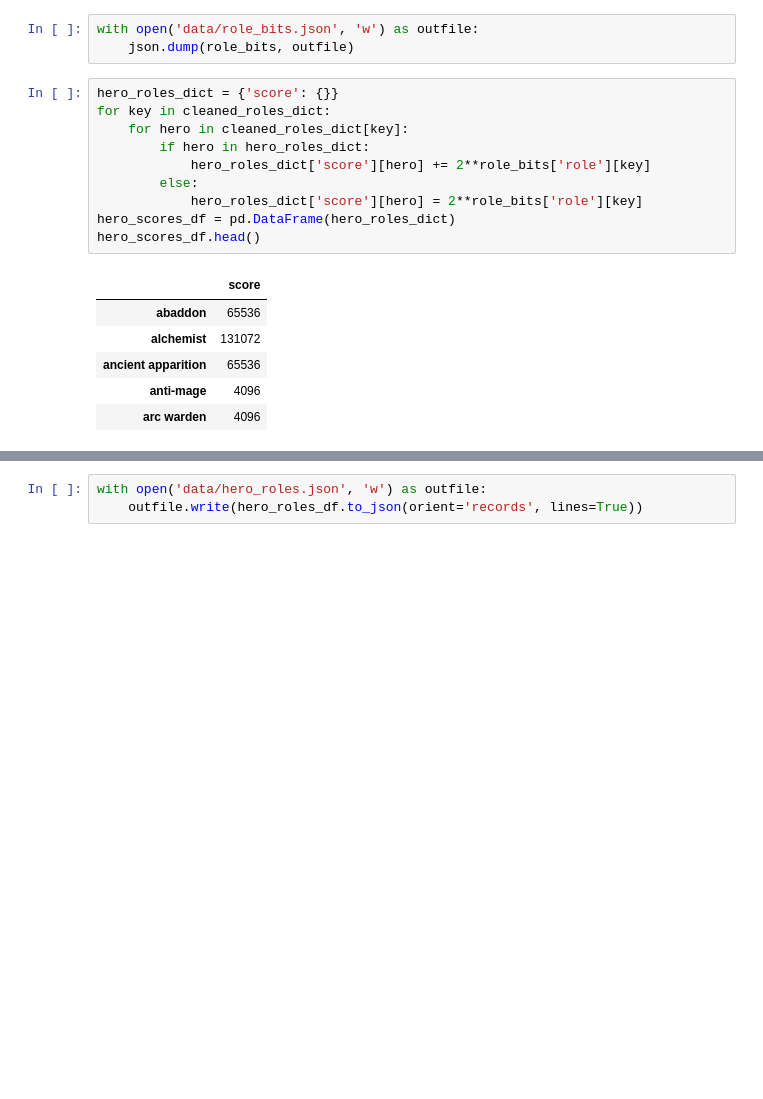
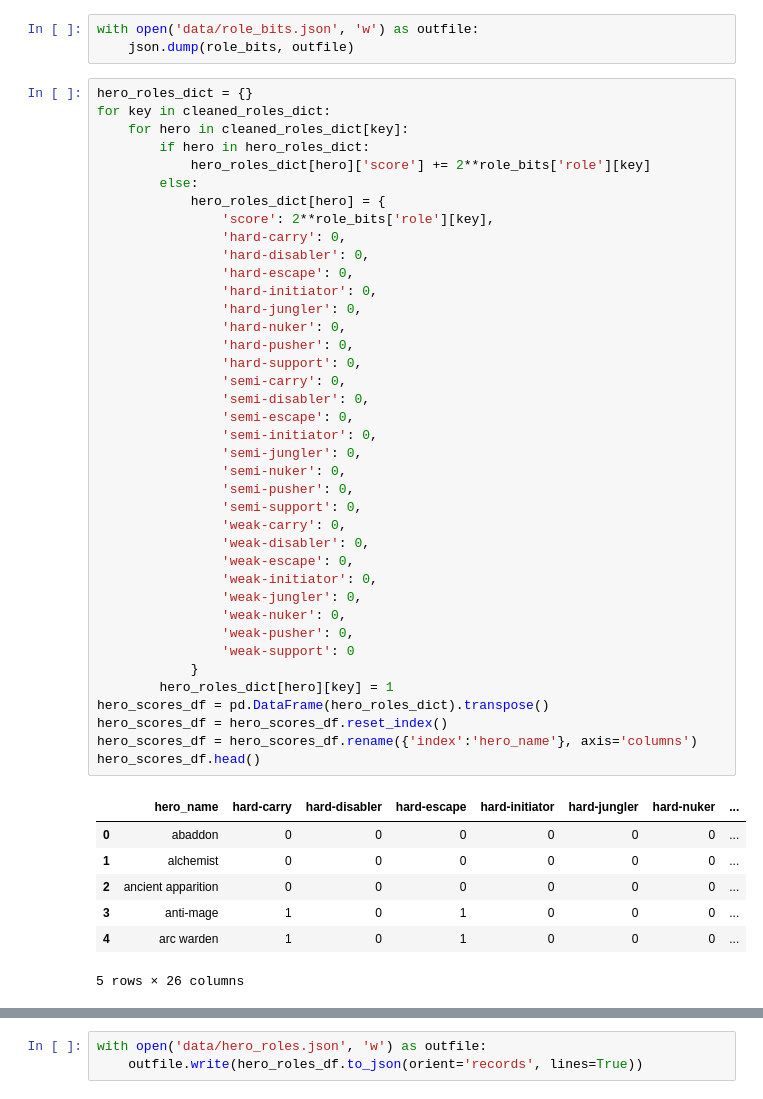
Before and after one commit to Samuel-Campbell/dota2, a Jupyter notebook: src/Dota2_Analysis.ipynb, the cells around one changed output, grey strips where cells are left out. Saved outputs shown, nothing was run; the diff lists cells and outputs as text; blank space fills up the shorter version.

```diff
--- a/src/Dota2_Analysis.ipynb
+++ b/src/Dota2_Analysis.ipynb
@@ -349,23 +357,53 @@ role_bits_df.head()
 # %%
 with open('data/role_bits.json', 'w') as outfile:
     json.dump(role_bits, outfile)
-# %%
-hero_roles_dict = {'score': {}}
-for key in cleaned_roles_dict:
-    for hero in cleaned_roles_dict[key]:
-        if hero in hero_roles_dict:
-            hero_roles_dict['score'][hero] += 2**role_bits['role'][key]
-        else:
-            hero_roles_dict['score'][hero] = 2**role_bits['role'][key]
-hero_scores_df = pd.DataFrame(hero_roles_dict)
-hero_scores_df.head()
-# %% [output]
-|  | score |
-| abaddon | 65536 |
-| alchemist | 131072 |
-| ancient apparition | 65536 |
-| anti-mage | 4096 |
-| arc warden | 4096 |
+# %%
+hero_roles_dict = {}
+for key in cleaned_roles_dict:
+    for hero in cleaned_roles_dict[key]:
+        if hero in hero_roles_dict:
+            hero_roles_dict[hero]['score'] += 2**role_bits['role'][key]
+        else:
+            hero_roles_dict[hero] = {
+                'score': 2**role_bits['role'][key],
+                'hard-carry': 0,
+                'hard-disabler': 0,
+                'hard-escape': 0,
+                'hard-initiator': 0,
+                'hard-jungler': 0,
+                'hard-nuker': 0,
+                'hard-pusher': 0,
+                'hard-support': 0,
+                'semi-carry': 0,
+                'semi-disabler': 0,
+                'semi-escape': 0,
+                'semi-initiator': 0,
+                'semi-jungler': 0,
+                'semi-nuker': 0,
+                'semi-pusher': 0,
+                'semi-support': 0,
+                'weak-carry': 0,
+                'weak-disabler': 0,
+                'weak-escape': 0,
+                'weak-initiator': 0,
+                'weak-jungler': 0,
+                'weak-nuker': 0,
+                'weak-pusher': 0,
+                'weak-support': 0
+            }
+        hero_roles_dict[hero][key] = 1
+hero_scores_df = pd.DataFrame(hero_roles_dict).transpose()
+hero_scores_df = hero_scores_df.reset_index()
+hero_scores_df = hero_scores_df.rename({'index':'hero_name'}, axis='columns')
+hero_scores_df.head()
+# %% [output]
+|  | hero_name | hard-carry | hard-disabler | hard-escape | hard-initiator | hard-jungler | hard-nuker | ... |
+| 0 | abaddon | 0 | 0 | 0 | 0 | 0 | 0 | ... |
+| 1 | alchemist | 0 | 0 | 0 | 0 | 0 | 0 | ... |
+| 2 | ancient apparition | 0 | 0 | 0 | 0 | 0 | 0 | ... |
+| 3 | anti-mage | 1 | 0 | 1 | 0 | 0 | 0 | ... |
+| 4 | arc warden | 1 | 0 | 1 | 0 | 0 | 0 | ... |
+5 rows × 26 columns
 # %%
 with open('data/heroes.json') as f:
     raw_hero_data = json.load(f)
```
Also changed, not shown: parts of 6 cells of this notebook, 1 other file.
